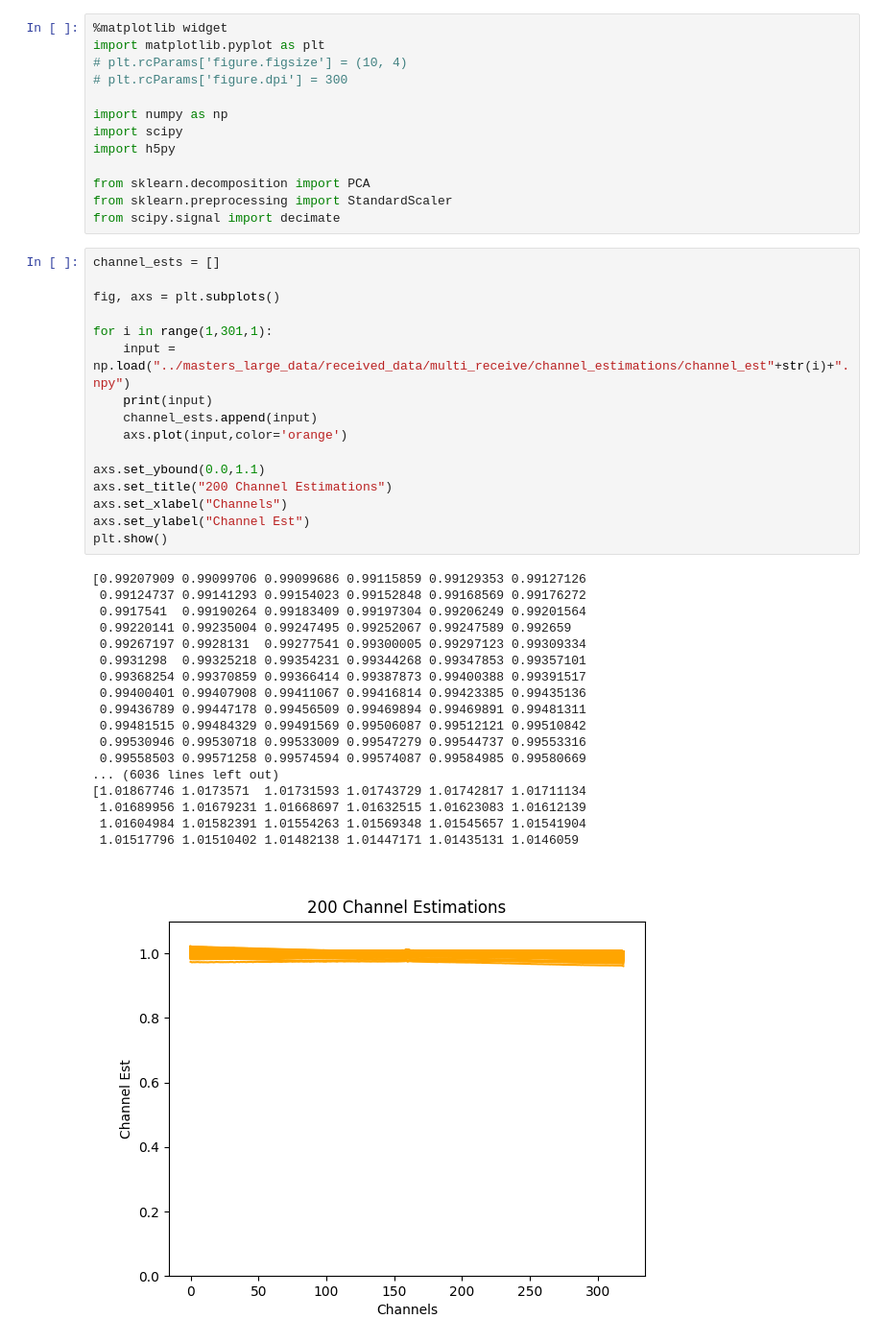
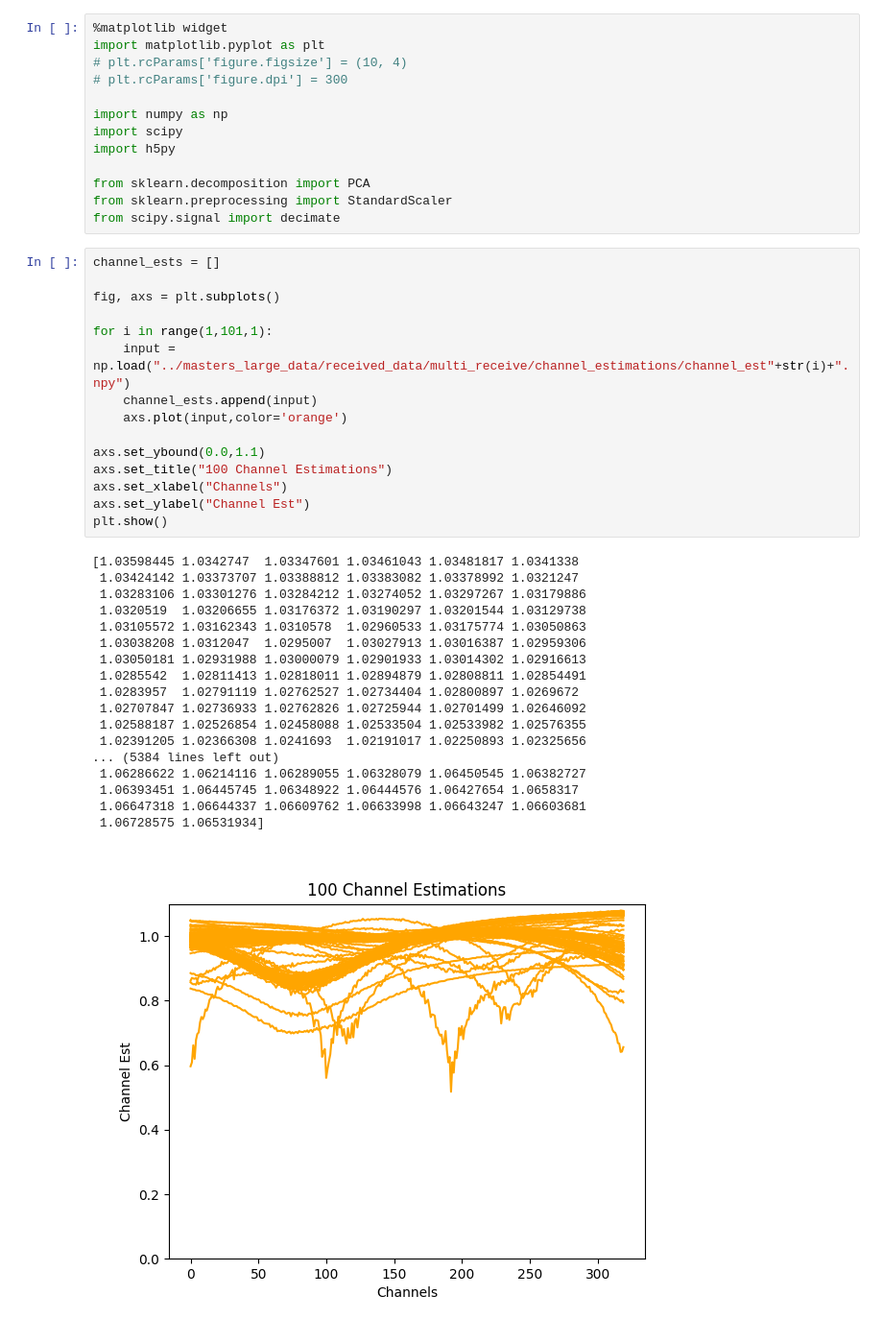
Before and after one commit to roryschram/masters, a Jupyter notebook: jupyter/main.ipynb, the cells around one changed output. Shown: that part at 96% size. Saved outputs shown, nothing was run; the diff lists cells and outputs as text.

```diff
--- a/jupyter/main.ipynb
+++ b/jupyter/main.ipynb
@@ -14,37 +14,36 @@ from scipy.signal import decimate
 # %%
 channel_ests = []
 
 fig, axs = plt.subplots()
 
-for i in range(1,301,1):
+for i in range(1,101,1):
     input = np.load("../masters_large_data/received_data/multi_receive/channel_estimations/channel_est"+str(i)+".npy")
-    print(input)
     channel_ests.append(input)
     axs.plot(input,color='orange')
 
 axs.set_ybound(0.0,1.1)
-axs.set_title("200 Channel Estimations")
+axs.set_title("100 Channel Estimations")
 axs.set_xlabel("Channels")
 axs.set_ylabel("Channel Est")
 plt.show()
 # %% [output]
-[0.99207909 0.99099706 0.99099686 0.99115859 0.99129353 0.99127126
- 0.99124737 0.99141293 0.99154023 0.99152848 0.99168569 0.99176272
- 0.9917541  0.99190264 0.99183409 0.99197304 0.99206249 0.99201564
- 0.99220141 0.99235004 0.99247495 0.99252067 0.99247589 0.992659
- 0.99267197 0.9928131  0.99277541 0.99300005 0.99297123 0.99309334
- 0.9931298  0.99325218 0.99354231 0.99344268 0.99347853 0.99357101
- 0.99368254 0.99370859 0.99366414 0.99387873 0.99400388 0.99391517
- 0.99400401 0.99407908 0.99411067 0.99416814 0.99423385 0.99435136
- 0.99436789 0.99447178 0.99456509 0.99469894 0.99469891 0.99481311
- 0.99481515 0.99484329 0.99491569 0.99506087 0.99512121 0.99510842
- 0.99530946 0.99530718 0.99533009 0.99547279 0.99544737 0.99553316
- 0.99558503 0.99571258 0.99574594 0.99574087 0.99584985 0.99580669
-... (6036 lines left out)
-[1.01867746 1.0173571  1.01731593 1.01743729 1.01742817 1.01711134
- 1.01689956 1.01679231 1.01668697 1.01632515 1.01623083 1.01612139
- 1.01604984 1.01582391 1.01554263 1.01569348 1.01545657 1.01541904
- 1.01517796 1.01510402 1.01482138 1.01447171 1.01435131 1.0146059
+[1.03598445 1.0342747  1.03347601 1.03461043 1.03481817 1.0341338
+ 1.03424142 1.03373707 1.03388812 1.03383082 1.03378992 1.0321247
+ 1.03283106 1.03301276 1.03284212 1.03274052 1.03297267 1.03179886
+ 1.0320519  1.03206655 1.03176372 1.03190297 1.03201544 1.03129738
+ 1.03105572 1.03162343 1.0310578  1.02960533 1.03175774 1.03050863
+ 1.03038208 1.0312047  1.0295007  1.03027913 1.03016387 1.02959306
+ 1.03050181 1.02931988 1.03000079 1.02901933 1.03014302 1.02916613
+ 1.0285542  1.02811413 1.02818011 1.02894879 1.02808811 1.02854491
+ 1.0283957  1.02791119 1.02762527 1.02734404 1.02800897 1.0269672
+ 1.02707847 1.02736933 1.02762826 1.02725944 1.02701499 1.02646092
+ 1.02588187 1.02526854 1.02458088 1.02533504 1.02533982 1.02576355
+ 1.02391205 1.02366308 1.0241693  1.02191017 1.02250893 1.02325656
+... (5384 lines left out)
+ 1.06286622 1.06214116 1.06289055 1.06328079 1.06450545 1.06382727
+ 1.06393451 1.06445745 1.06348922 1.06444576 1.06427654 1.0658317
+ 1.06647318 1.06644337 1.06609762 1.06633998 1.06643247 1.06603681
+ 1.06728575 1.06531934]
-[figure, old version]
+[figure, new version]
 # %%
 # Parameters
```
Also changed, not shown: parts of 1 cell of this notebook, 7 other files.
